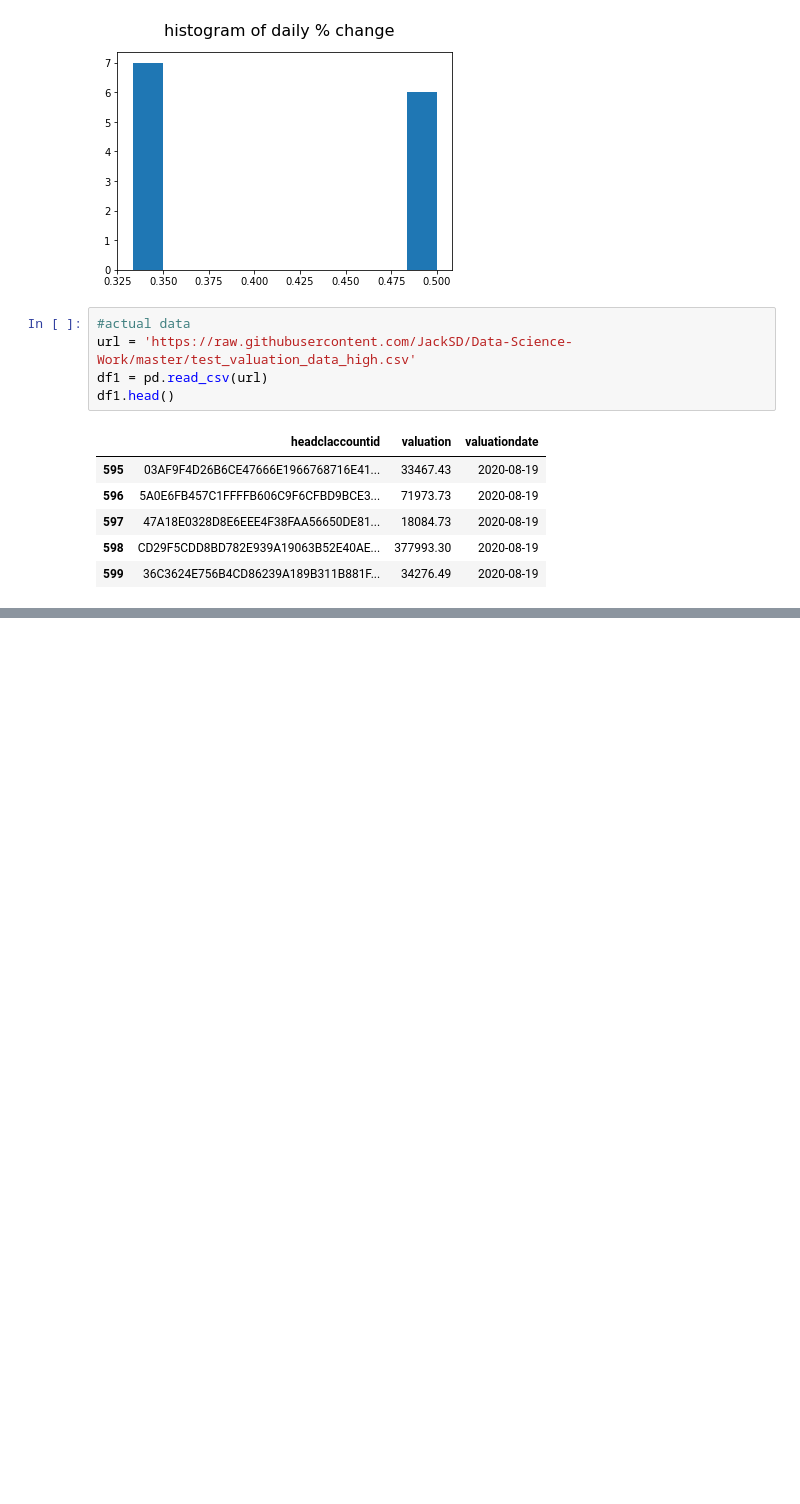
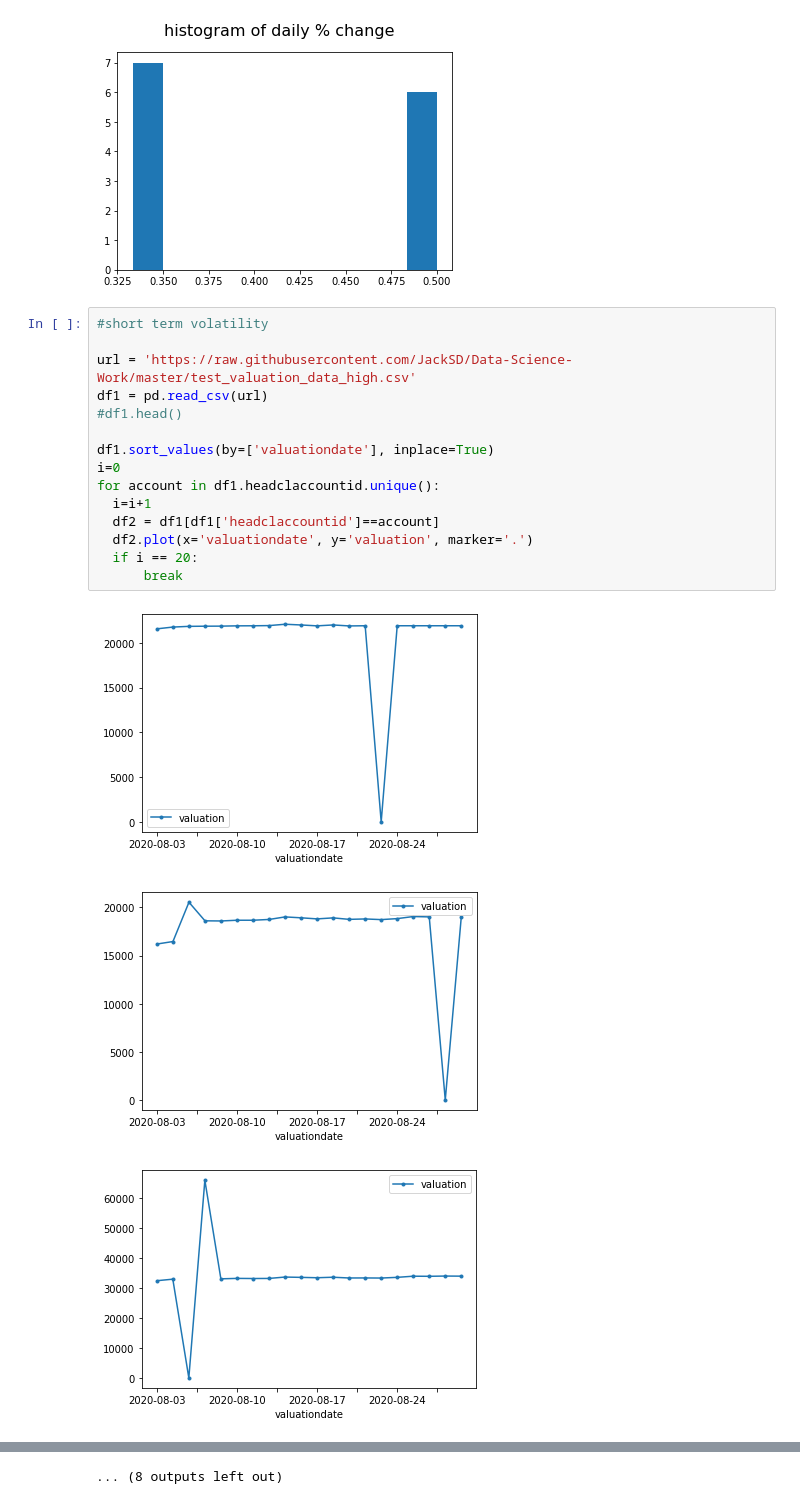
Before and after one commit to JackSD/Academic, a Jupyter notebook: study_of_volatilty.ipynb, the cells around one changed output, grey strips where cells are left out. Drawn from its saved outputs; the diff is of its cells as text; blank space fills up the shorter version.

```diff
--- a/study_of_volatilty.ipynb
+++ b/study_of_volatilty.ipynb
@@ -149,14 +149,21 @@ for i in range(len(list_of_time_series_bad)):
 [figure]
 [figure]
 # %%
-#actual data
+#short term volatility
+
 url = 'https://raw.githubusercontent.com/JackSD/Data-Science-Work/master/test_valuation_data_high.csv'
 df1 = pd.read_csv(url)
-df1.head()
+#df1.head()
+
+df1.sort_values(by=['valuationdate'], inplace=True)
+i=0
+for account in df1.headclaccountid.unique():
+  i=i+1
+  df2 = df1[df1['headclaccountid']==account]
+  df2.plot(x='valuationdate', y='valuation', marker='.')
+  if i == 20:
+      break
 # %% [output]
-|  | headclaccountid | valuation | valuationdate |
-| 595 | 03AF9F4D26B6CE47666E1966768716E41... | 33467.43 | 2020-08-19 |
-| 596 | 5A0E6FB457C1FFFFB606C9F6CFBD9BCE3... | 71973.73 | 2020-08-19 |
-| 597 | 47A18E0328D8E6EEE4F38FAA56650DE81... | 18084.73 | 2020-08-19 |
-| 598 | CD29F5CDD8BD782E939A19063B52E40AE... | 377993.30 | 2020-08-19 |
-| 599 | 36C3624E756B4CD86239A189B311B881F... | 34276.49 | 2020-08-19 |
+[figure, added]
+[figure, added]
+[figure, added]
@@ -163 +179,2 @@ df1.head()
+... (8 outputs left out)
 # %%
```
Also changed, not shown: parts of 2 cells of this notebook.
